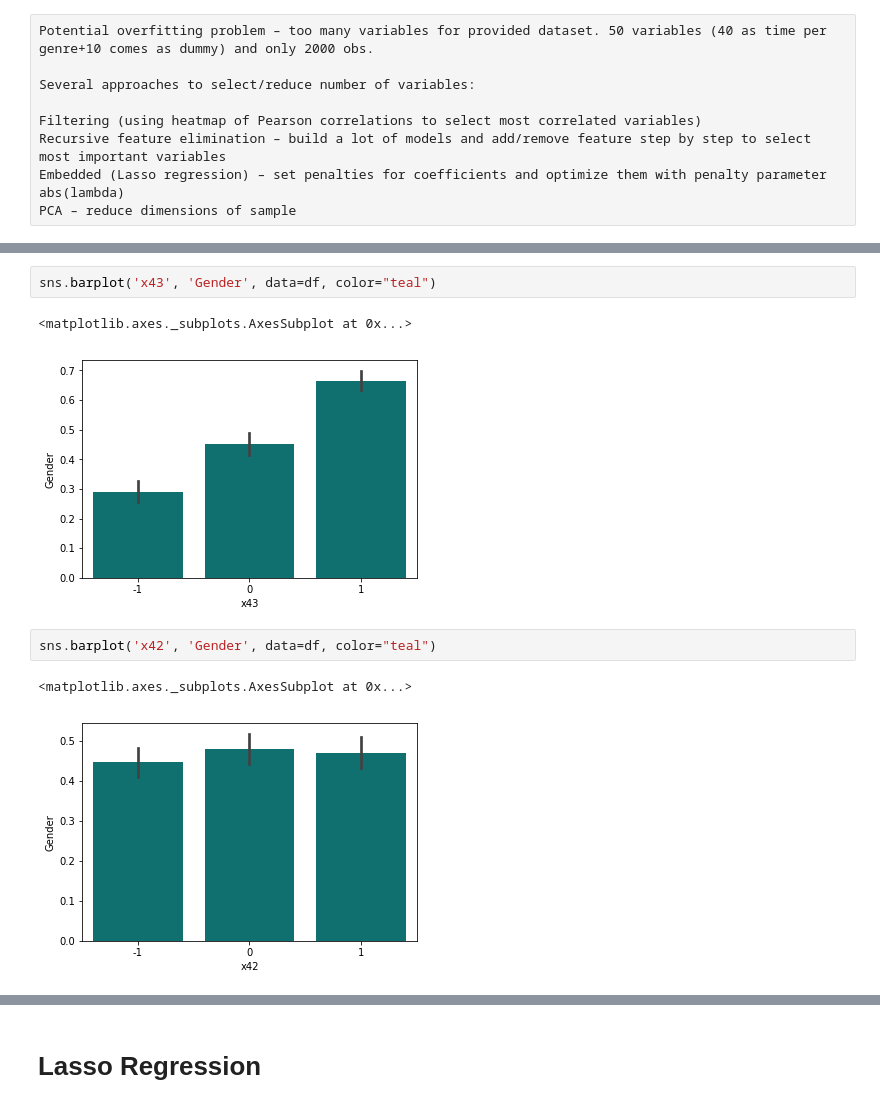
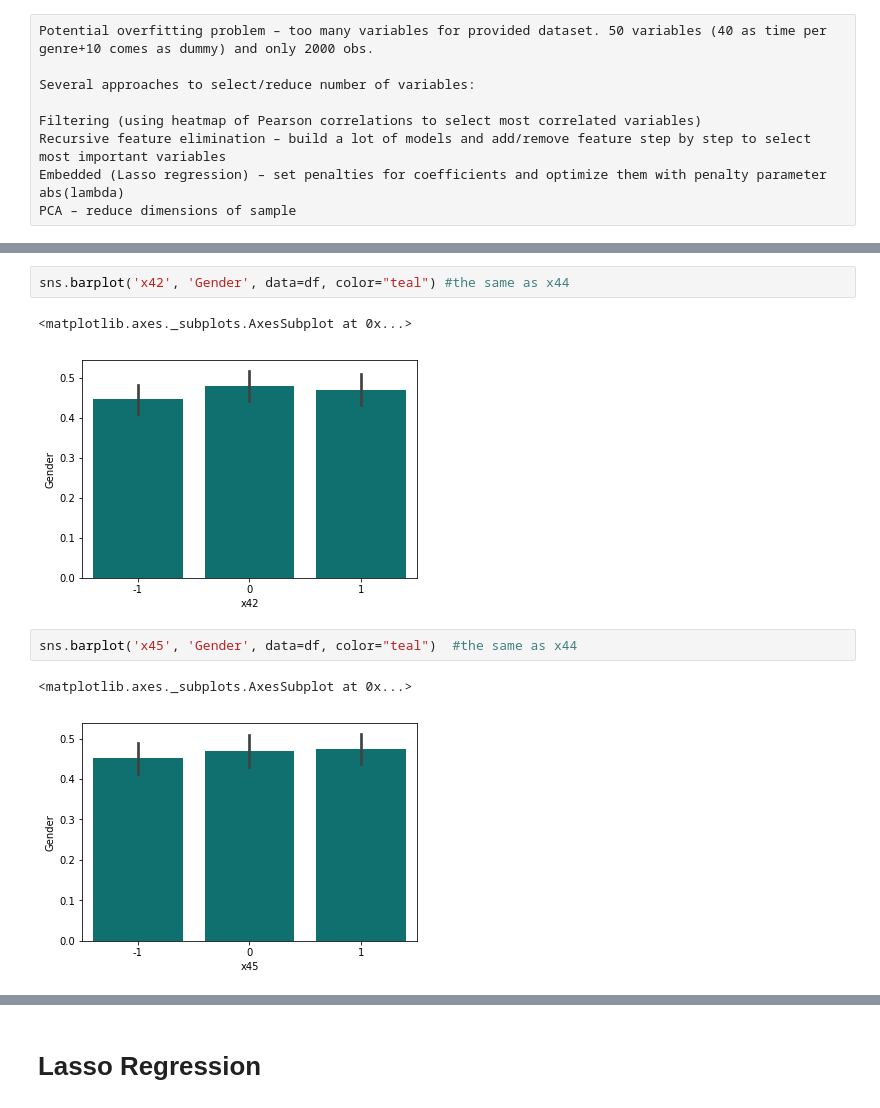
Before and after one commit to innamemetova/RB, a Jupyter notebook: RB.ipynb, the cells around one changed output, grey strips where cells are left out. Drawn from its saved outputs; the diff is of its cells as text.

```diff
--- a/RB.ipynb
+++ b/RB.ipynb
@@ -67,10 +77,10 @@ sns.barplot('x44', 'Gender', data=df, color="teal")
 # %%
-sns.barplot('x43', 'Gender', data=df, color="teal")
+sns.barplot('x42', 'Gender', data=df, color="teal") #the same as x44
 # %% [output]
 <matplotlib.axes._subplots.AxesSubplot at 0x...>
-[figure, old version]
+[figure, new version]
 # %%
-sns.barplot('x42', 'Gender', data=df, color="teal")
+sns.barplot('x45', 'Gender', data=df, color="teal")  #the same as x44
 # %% [output]
 <matplotlib.axes._subplots.AxesSubplot at 0x...>
-[figure, old version]
+[figure, new version]
```
Also changed, not shown: parts of 12 cells of this notebook.
